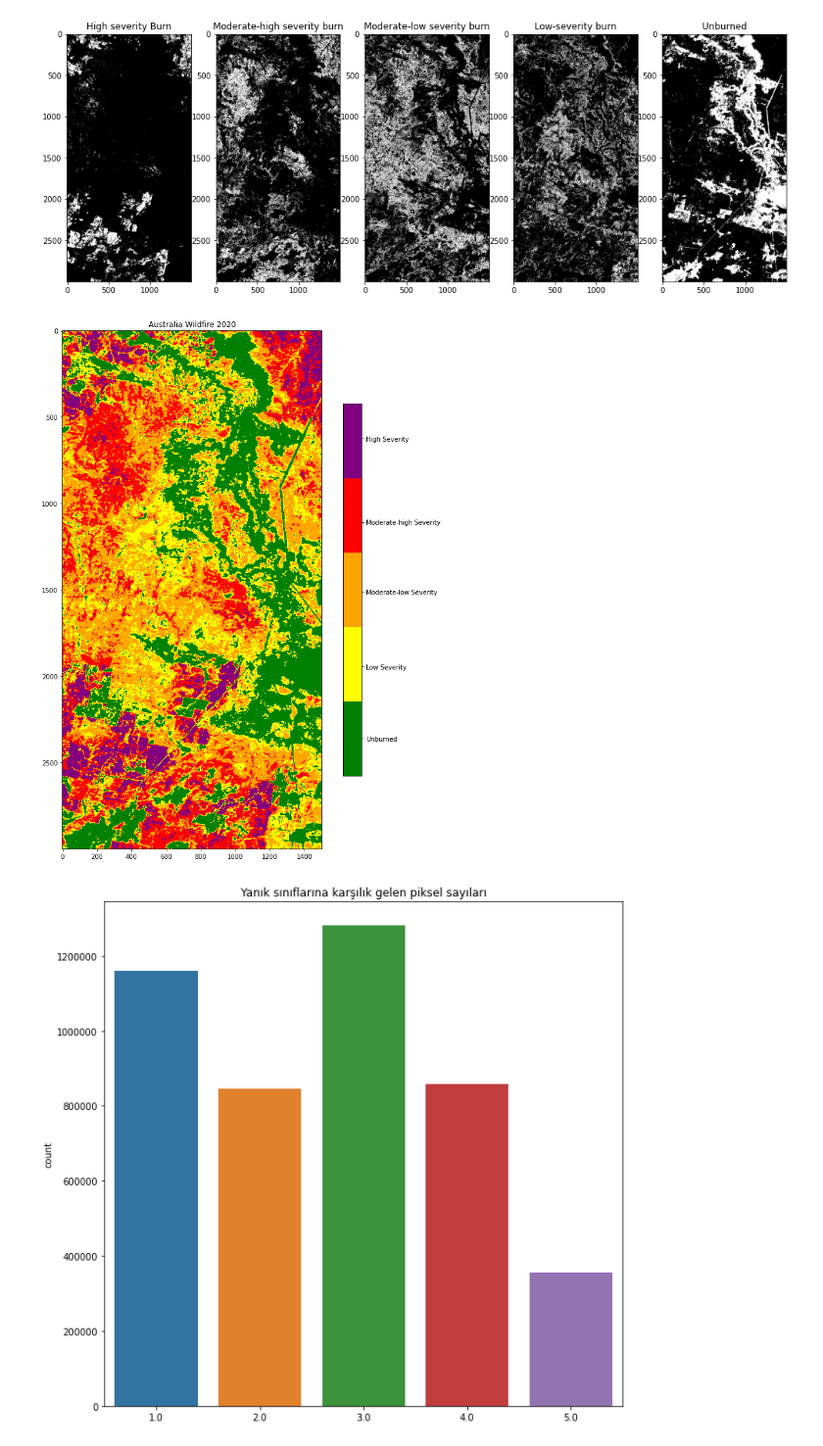
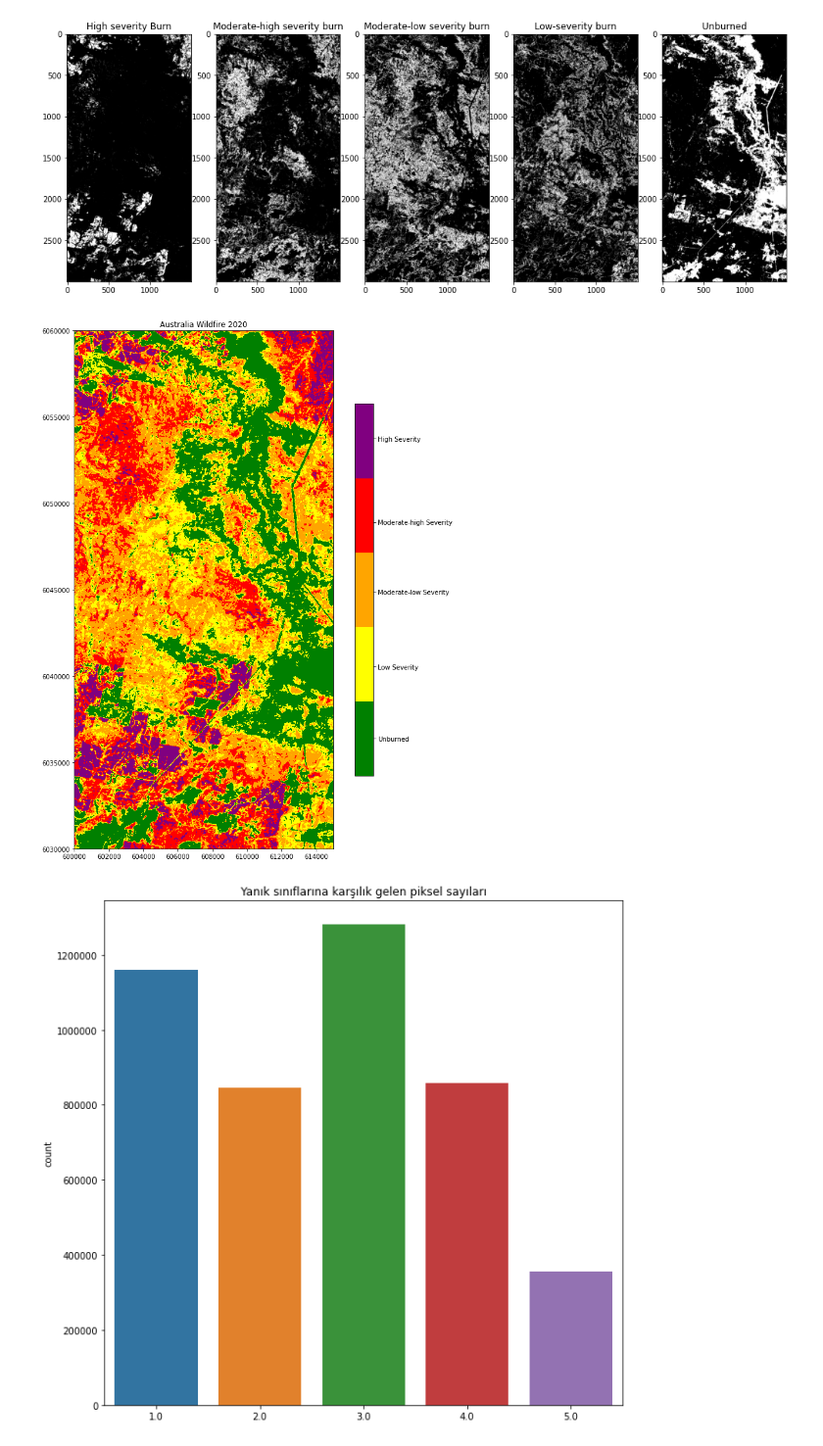
Before and after one commit to dagdelenvolkan/wildfire-nbr, a Jupyter notebook: Wildfire.ipynb, the cells around one changed output. Shown: that part at 98% size. Cells and saved outputs as stored; diff of their text form; code cells hidden in the pictures.

```diff
--- a/Wildfire.ipynb
+++ b/Wildfire.ipynb
@@ -176,19 +182,21 @@ plt.show()
 # %%
 #Creating color map
 cmap = matplotlib.colors.ListedColormap(['green','yellow','orange','red','purple'])
 #Creating figure
 fig, ax = plt.subplots(1, figsize=(15, 15))
 plt.ticklabel_format(style = 'plain')
 plt.title('Australia Wildfire 2020')
 bounds = [-0.5, 0.1, 0.27, 0.440, 0.660, 1.3]
 norm = matplotlib.colors.BoundaryNorm(bounds, 5)
-cax = plt.imshow(dnbr.read()[0], cmap=cmap, norm=norm)
+cax = ax.imshow(dnbr.read()[0], cmap=cmap, norm=norm)
+show(dnbr.read(),ax=ax, cmap=cmap, norm=norm, transform=dnbr.transform)
+
 cbar = fig.colorbar(cax, ax=ax, fraction=0.035, pad=0.04, ticks=[-0.2, 0.18, 0.35, 0.53, 1])
 cbar.ax.set_yticklabels(['Unburned', 'Low Severity', 'Moderate-low Severity', 'Moderate-high Severity', 'High Severity'])
 
 plt.show()
 # %% [output]
-[figure, old version]
+[figure, new version]
 # %%
 #Draw pixel classified dnbr pixel values
 fig, ax = plt.subplots(1, figsize=(10, 10))
```
Also changed, not shown: parts of 1 cell of this notebook.
